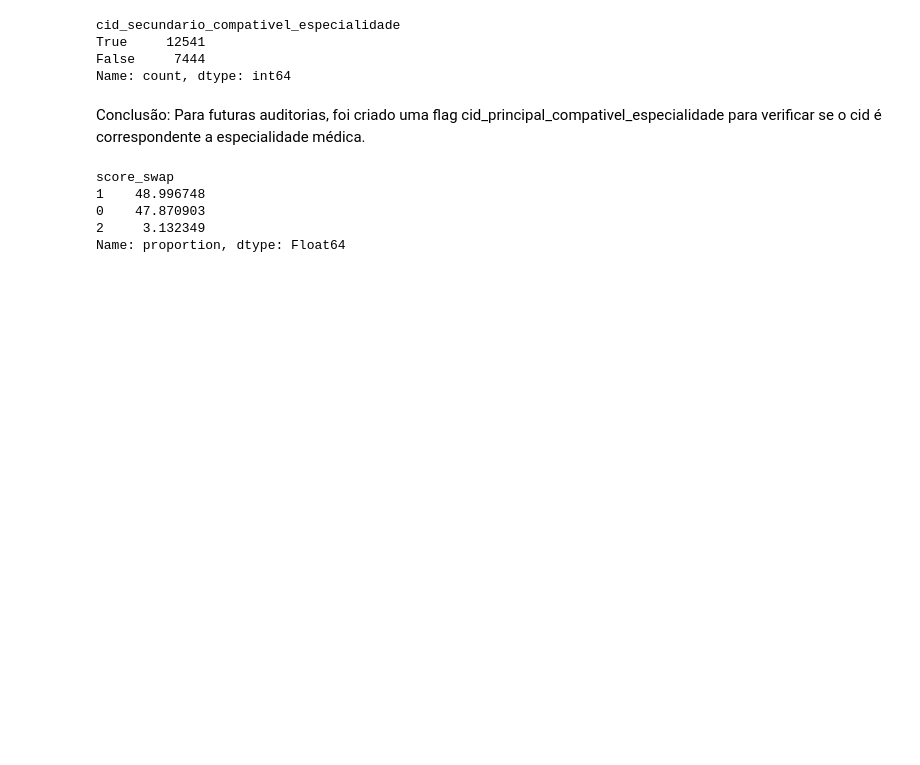
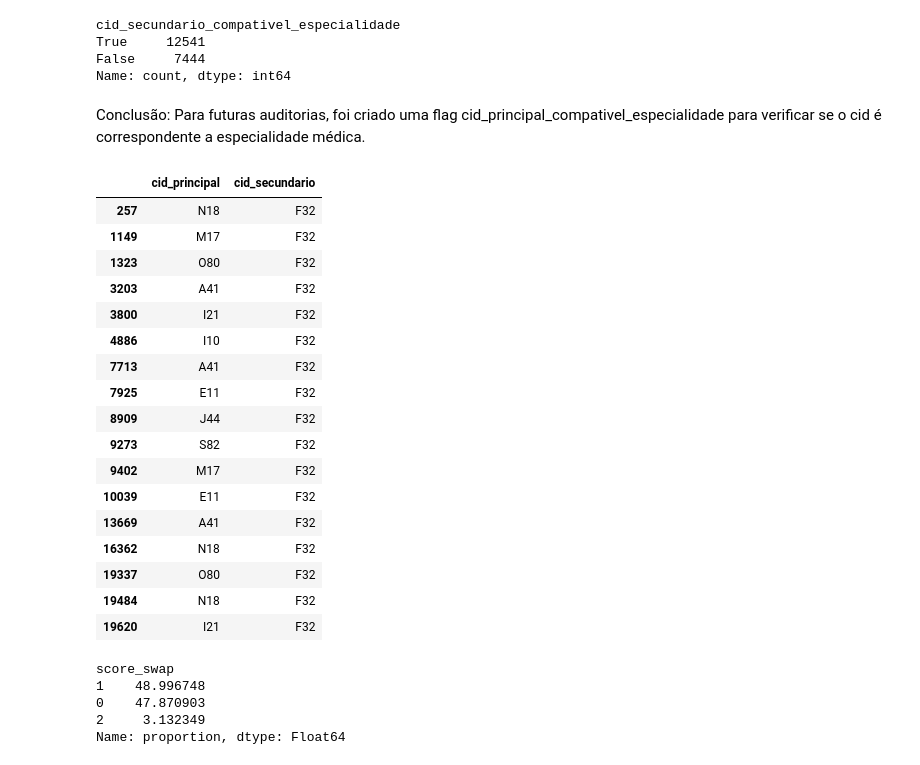
Before and after one commit to GustasAndre/case-ami-saude, a Jupyter notebook: notebooks/01_EDA.ipynb, the cells around one changed output. Saved outputs shown, nothing was run; the diff lists cells and outputs as text; code cells hidden in the pictures; blank space fills up the shorter version.

```diff
--- a/notebooks/01_EDA.ipynb
+++ b/notebooks/01_EDA.ipynb
@@ -464,6 +456,28 @@ df_base_01["alerta_swap_psiquiatrica"] = (
     & ~cidp.str.startswith("F", na=False)
     & cids.str.startswith("F", na=False)
 )
+# %%
+filtro = df_base_01[df_base_01["alerta_swap_psiquiatrica"] ==True]
+filtro[['cid_principal','cid_secundario']]
+# %% [output]
+|  | cid_principal | cid_secundario |
+| 257 | N18 | F32 |
+| 1149 | M17 | F32 |
+| 1323 | O80 | F32 |
+| 3203 | A41 | F32 |
+| 3800 | I21 | F32 |
+| 4886 | I10 | F32 |
+| 7713 | A41 | F32 |
+| 7925 | E11 | F32 |
+| 8909 | J44 | F32 |
+| 9273 | S82 | F32 |
+| 9402 | M17 | F32 |
+| 10039 | E11 | F32 |
+| 13669 | A41 | F32 |
+| 16362 | N18 | F32 |
+| 19337 | O80 | F32 |
+| 19484 | N18 | F32 |
+| 19620 | I21 | F32 |
 # %%
 # Camada 2 - CID secundário mais compatível com a especialidade do que o CID principal
 
```
Also changed, not shown: parts of 5 cells of this notebook, 1 other file.
